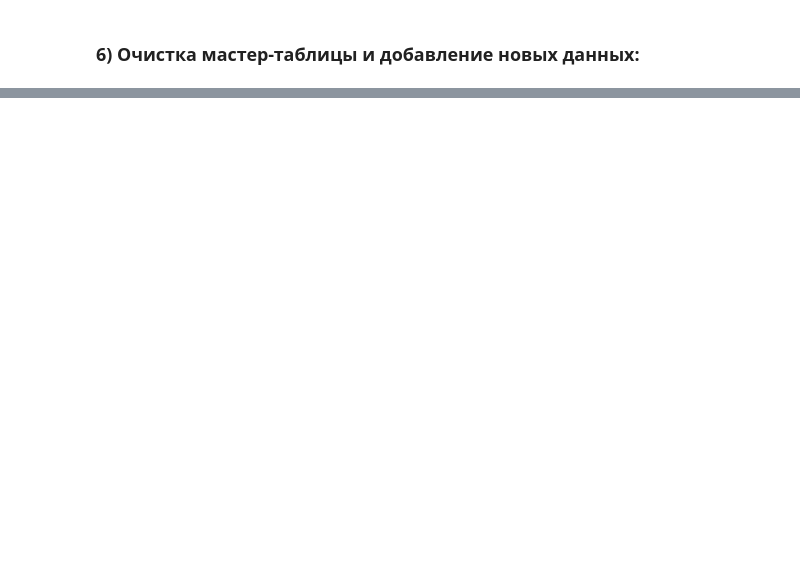
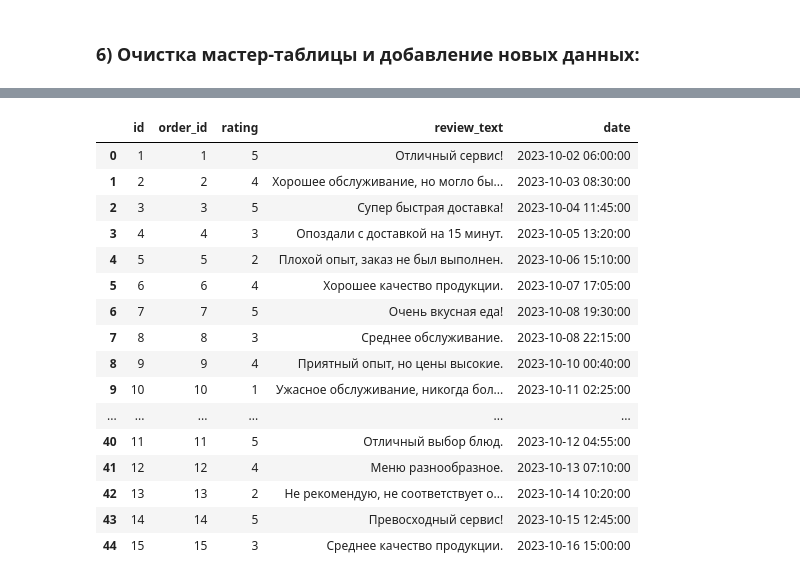
Before and after one commit to vaskers5/queue_bot, a Jupyter notebook: lab2-3.ipynb, the cells around one changed output, grey strips where cells are left out. Drawn from its saved outputs; the diff is of its cells as text; code cells hidden in the pictures; blank space fills up the shorter version.

```diff
--- a/lab2-3.ipynb
+++ b/lab2-3.ipynb
@@ -934,0 +1100,9 @@ execute(q)
+# %%
+table_name = "review"
+data_postgres = pd.read_sql_query(f'SELECT * FROM profi.{table_name}', engine_postgres)
+data_mongodb = pd.DataFrame(list(db[table_name].find())).drop(["_id"], axis=1)
+
+if data_postgres.equals(data_mongodb):
+    print(f"Данные для таблицы {table_name} совпадают")
+else:
+    print(f"Данные для таблицы {table_name} не совпадают")
@@ -934,0 +1130,20 @@ execute(q)
+# %%
+data_mongodb
+# %% [output]
+|  | id | order_id | rating | review_text | date |
+| 0 | 1 | 1 | 5 | Отличный сервис! | 2023-10-02 06:00:00 |
+| 1 | 2 | 2 | 4 | Хорошее обслуживание, но могло бы... | 2023-10-03 08:30:00 |
+| 2 | 3 | 3 | 5 | Супер быстрая доставка! | 2023-10-04 11:45:00 |
+| 3 | 4 | 4 | 3 | Опоздали с доставкой на 15 минут. | 2023-10-05 13:20:00 |
+| 4 | 5 | 5 | 2 | Плохой опыт, заказ не был выполнен. | 2023-10-06 15:10:00 |
+| 5 | 6 | 6 | 4 | Хорошее качество продукции. | 2023-10-07 17:05:00 |
+| 6 | 7 | 7 | 5 | Очень вкусная еда! | 2023-10-08 19:30:00 |
+| 7 | 8 | 8 | 3 | Среднее обслуживание. | 2023-10-08 22:15:00 |
+| 8 | 9 | 9 | 4 | Приятный опыт, но цены высокие. | 2023-10-10 00:40:00 |
+| 9 | 10 | 10 | 1 | Ужасное обслуживание, никогда бол... | 2023-10-11 02:25:00 |
+| ... | ... | ... | ... | ... | ... |
+| 40 | 11 | 11 | 5 | Отличный выбор блюд. | 2023-10-12 04:55:00 |
+| 41 | 12 | 12 | 4 | Меню разнообразное. | 2023-10-13 07:10:00 |
+| 42 | 13 | 13 | 2 | Не рекомендую, не соответствует о... | 2023-10-14 10:20:00 |
+| 43 | 14 | 14 | 5 | Превосходный сервис! | 2023-10-15 12:45:00 |
+| 44 | 15 | 15 | 3 | Среднее качество продукции. | 2023-10-16 15:00:00 |
```
Also changed, not shown: parts of 28 cells of this notebook, 6 other files.
